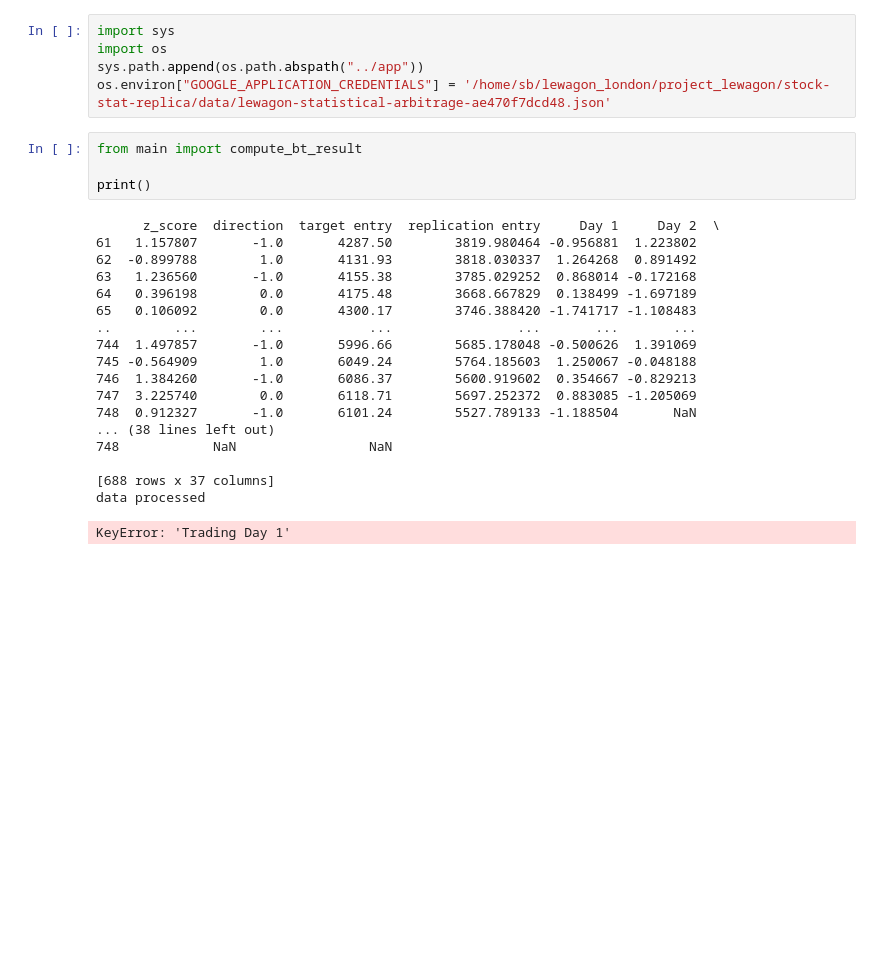
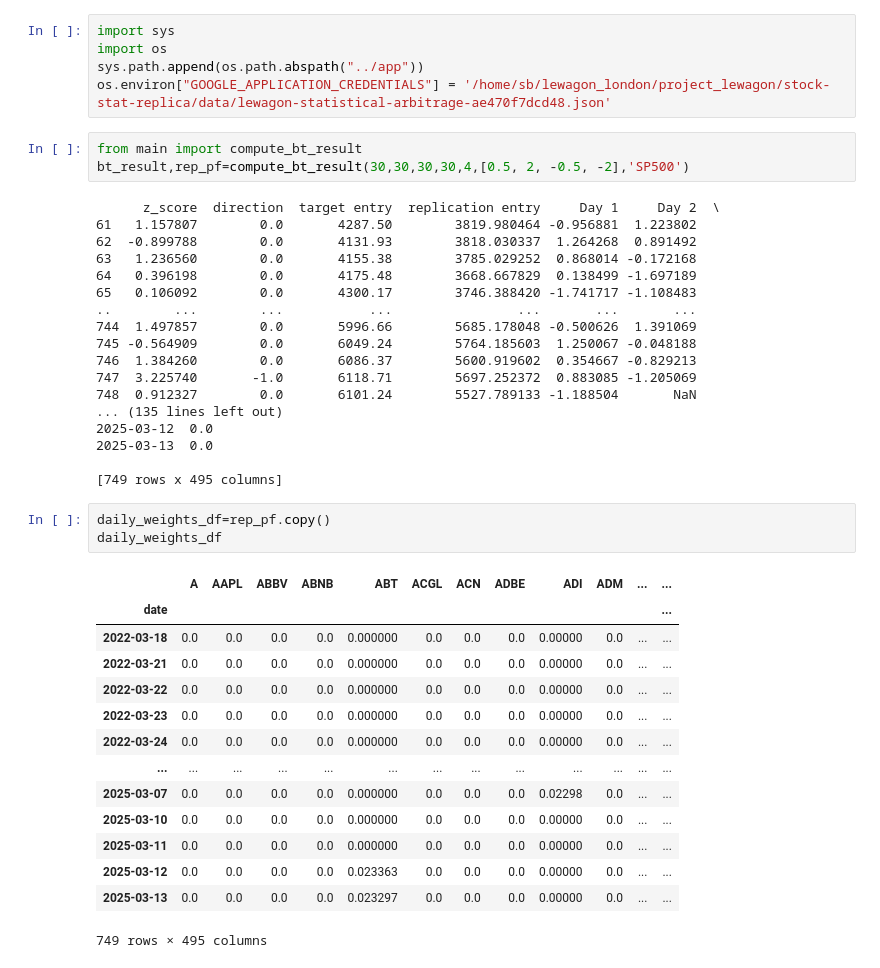
Before and after one commit to Ilse-hutten/index-arbitrage, a Jupyter notebook: notebooks/Spread calc.ipynb, the cells around one changed output. Drawn from its saved outputs; the diff is of its cells as text; blank space fills up the shorter version.

```diff
--- a/notebooks/Spread calc.ipynb
+++ b/notebooks/Spread calc.ipynb
@@ -54,24 +54,40 @@ sys.path.append(os.path.abspath("../app"))
 os.environ["GOOGLE_APPLICATION_CREDENTIALS"] = '/home/sb/lewagon_london/project_lewagon/stock-stat-replica/data/lewagon-statistical-arbitrage-ae470f7dcd48.json'
 # %%
 from main import compute_bt_result
-
-print()
+bt_result,rep_pf=compute_bt_result(30,30,30,30,4,[0.5, 2, -0.5, -2],'SP500')
 # %% [output]
       z_score  direction  target entry  replication entry     Day 1     Day 2  \
-61   1.157807       -1.0       4287.50        3819.980464 -0.956881  1.223802
-62  -0.899788        1.0       4131.93        3818.030337  1.264268  0.891492
-63   1.236560       -1.0       4155.38        3785.029252  0.868014 -0.172168
+61   1.157807        0.0       4287.50        3819.980464 -0.956881  1.223802
+62  -0.899788        0.0       4131.93        3818.030337  1.264268  0.891492
+63   1.236560        0.0       4155.38        3785.029252  0.868014 -0.172168
 64   0.396198        0.0       4175.48        3668.667829  0.138499 -1.697189
 65   0.106092        0.0       4300.17        3746.388420 -1.741717 -1.108483
 ..        ...        ...           ...                ...       ...       ...
-744  1.497857       -1.0       5996.66        5685.178048 -0.500626  1.391069
-745 -0.564909        1.0       6049.24        5764.185603  1.250067 -0.048188
-746  1.384260       -1.0       6086.37        5600.919602  0.354667 -0.829213
-747  3.225740        0.0       6118.71        5697.252372  0.883085 -1.205069
-748  0.912327       -1.0       6101.24        5527.789133 -1.188504       NaN
-... (38 lines left out)
-748            NaN                 NaN
+744  1.497857        0.0       5996.66        5685.178048 -0.500626  1.391069
+745 -0.564909        0.0       6049.24        5764.185603  1.250067 -0.048188
+746  1.384260        0.0       6086.37        5600.919602  0.354667 -0.829213
+747  3.225740       -1.0       6118.71        5697.252372  0.883085 -1.205069
+748  0.912327        0.0       6101.24        5527.789133 -1.188504       NaN
+... (135 lines left out)
+2025-03-12  0.0
+2025-03-13  0.0
 
-[688 rows x 37 columns]
-data processed
+[749 rows x 495 columns]
-KeyError: 'Trading Day 1'
+# %%
+daily_weights_df=rep_pf.copy()
+daily_weights_df
+# %% [output]
+|  | A | AAPL | ABBV | ABNB | ABT | ACGL | ACN | ADBE | ADI | ADM | ... | ... |
+| date |  |  |  |  |  |  |  |  |  |  |  | ... |
+| 2022-03-18 | 0.0 | 0.0 | 0.0 | 0.0 | 0.000000 | 0.0 | 0.0 | 0.0 | 0.00000 | 0.0 | ... | ... |
+| 2022-03-21 | 0.0 | 0.0 | 0.0 | 0.0 | 0.000000 | 0.0 | 0.0 | 0.0 | 0.00000 | 0.0 | ... | ... |
+| 2022-03-22 | 0.0 | 0.0 | 0.0 | 0.0 | 0.000000 | 0.0 | 0.0 | 0.0 | 0.00000 | 0.0 | ... | ... |
+| 2022-03-23 | 0.0 | 0.0 | 0.0 | 0.0 | 0.000000 | 0.0 | 0.0 | 0.0 | 0.00000 | 0.0 | ... | ... |
+| 2022-03-24 | 0.0 | 0.0 | 0.0 | 0.0 | 0.000000 | 0.0 | 0.0 | 0.0 | 0.00000 | 0.0 | ... | ... |
+| ... | ... | ... | ... | ... | ... | ... | ... | ... | ... | ... | ... | ... |
+| 2025-03-07 | 0.0 | 0.0 | 0.0 | 0.0 | 0.000000 | 0.0 | 0.0 | 0.0 | 0.02298 | 0.0 | ... | ... |
+| 2025-03-10 | 0.0 | 0.0 | 0.0 | 0.0 | 0.000000 | 0.0 | 0.0 | 0.0 | 0.00000 | 0.0 | ... | ... |
+| 2025-03-11 | 0.0 | 0.0 | 0.0 | 0.0 | 0.000000 | 0.0 | 0.0 | 0.0 | 0.00000 | 0.0 | ... | ... |
+| 2025-03-12 | 0.0 | 0.0 | 0.0 | 0.0 | 0.023363 | 0.0 | 0.0 | 0.0 | 0.00000 | 0.0 | ... | ... |
+| 2025-03-13 | 0.0 | 0.0 | 0.0 | 0.0 | 0.023297 | 0.0 | 0.0 | 0.0 | 0.00000 | 0.0 | ... | ... |
+749 rows × 495 columns
```
Also changed, not shown: parts of 4 cells of this notebook, 3 other files.
